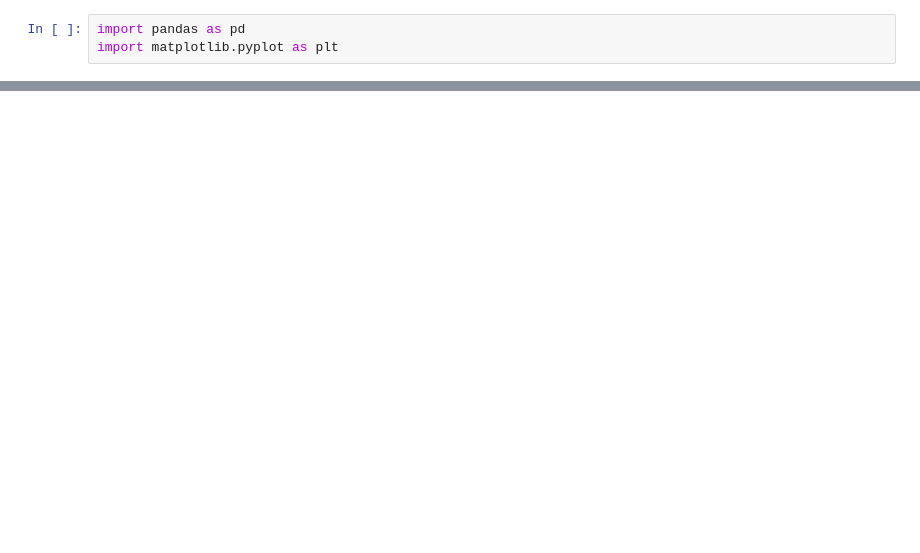
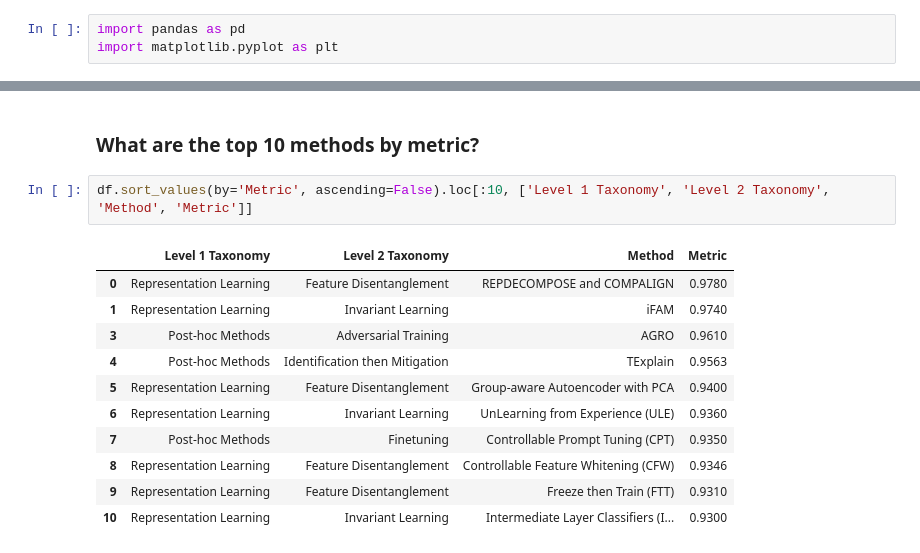
Before and after one commit to enghock1/arxiv-sota-agent, a Jupyter notebook: scripts/postprocess-spurious.ipynb, the cells around one changed output, grey strips where cells are left out. Drawn from its saved outputs; the diff is of its cells as text; blank space fills up the shorter version.

```diff
--- a/scripts/postprocess-spurious.ipynb
+++ b/scripts/postprocess-spurious.ipynb
@@ -195,0 +128,16 @@ Data-Centric: 23 papers, 23 strategies
+# %% [markdown]
+### What are the top 10 methods by metric?
+# %%
+df.sort_values(by='Metric', ascending=False).loc[:10, ['Level 1 Taxonomy', 'Level 2 Taxonomy', 'Method', 'Metric']]
+# %% [output]
+|  | Level 1 Taxonomy | Level 2 Taxonomy | Method | Metric |
+| 0 | Representation Learning | Feature Disentanglement | REPDECOMPOSE and COMPALIGN | 0.9780 |
+| 1 | Representation Learning | Invariant Learning | iFAM | 0.9740 |
+| 3 | Post-hoc Methods | Adversarial Training | AGRO | 0.9610 |
+| 4 | Post-hoc Methods | Identification then Mitigation | TExplain | 0.9563 |
+| 5 | Representation Learning | Feature Disentanglement | Group-aware Autoencoder with PCA | 0.9400 |
+| 6 | Representation Learning | Invariant Learning | UnLearning from Experience (ULE) | 0.9360 |
+| 7 | Post-hoc Methods | Finetuning | Controllable Prompt Tuning (CPT) | 0.9350 |
+| 8 | Representation Learning | Feature Disentanglement | Controllable Feature Whitening (CFW) | 0.9346 |
+| 9 | Representation Learning | Feature Disentanglement | Freeze then Train (FTT) | 0.9310 |
+| 10 | Representation Learning | Invariant Learning | Intermediate Layer Classifiers (I... | 0.9300 |
```
Also changed, not shown: parts of 9 cells of this notebook.
